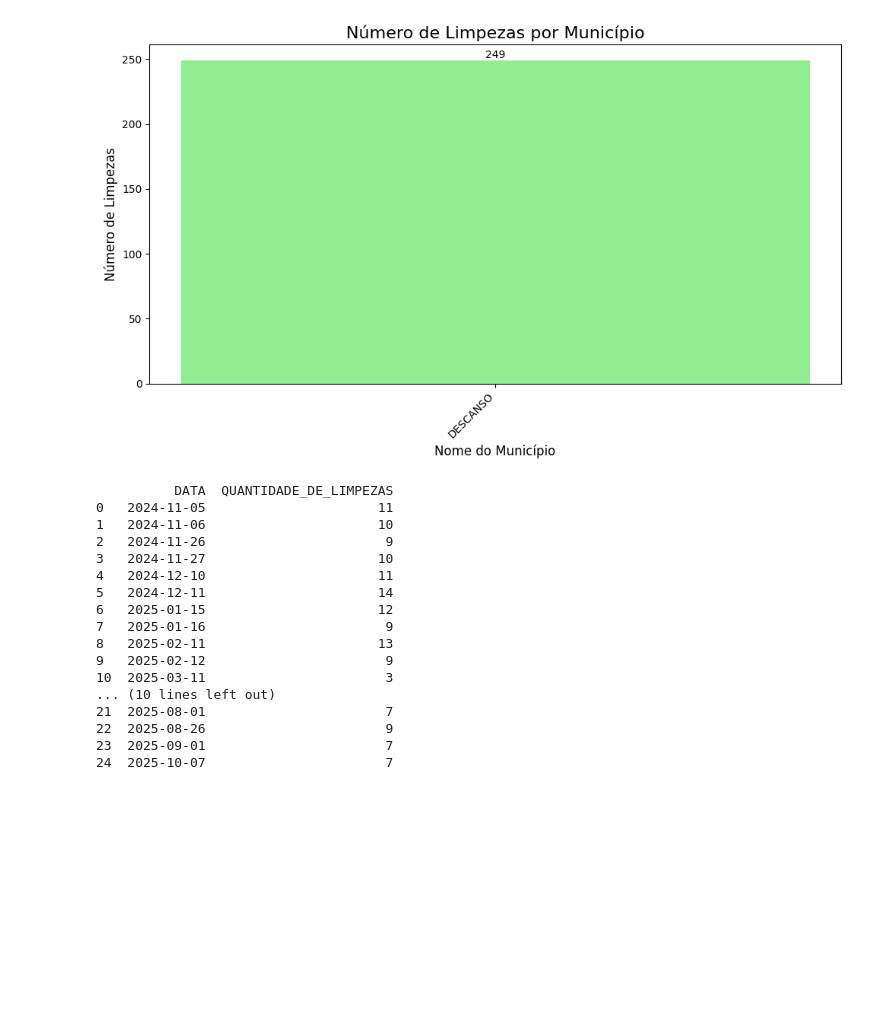
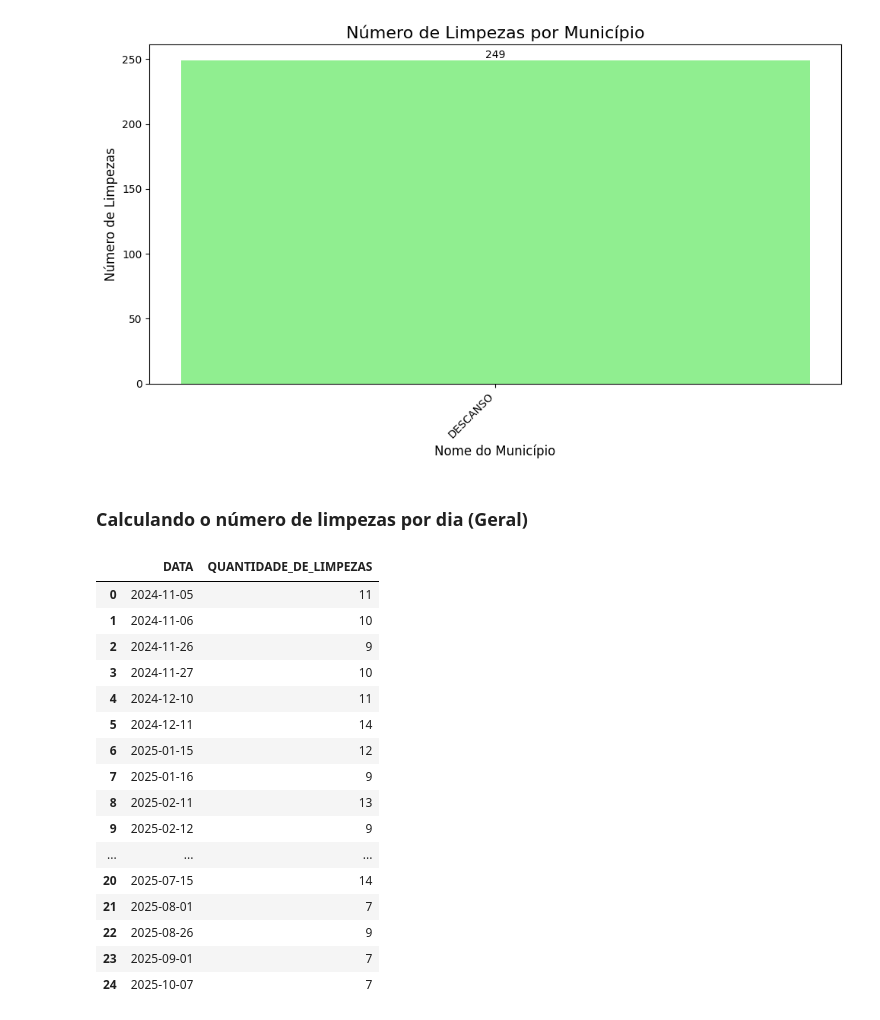
Before and after one commit to brenosyperrek/sobre-rodas, a Jupyter notebook: notebooks/sr_limpezas.ipynb, the cells around one changed output. Drawn from its saved outputs; the diff is of its cells as text; code cells hidden in the pictures; blank space fills up the shorter version.

```diff
--- a/notebooks/sr_limpezas.ipynb
+++ b/notebooks/sr_limpezas.ipynb
@@ -99,30 +122,32 @@ plt.tight_layout()
 plt.savefig('limpezas_por_municipio.png')
 # %% [output]
 [figure]
+# %% [markdown]
+### Calculando o número de limpezas por dia (Geral)
 # %%
 df_limpezas['DATA_EXECUCAO'] = pd.to_datetime(df_limpezas['DATA_EXECUCAO'])
-contagem_por_dia = (
+df_limpezas_por_dia = (
     df_limpezas.groupby(df_limpezas['DATA_EXECUCAO'].dt.date)
     .size()
     .reset_index(name='QUANTIDADE_DE_LIMPEZAS')
 )
-contagem_por_dia.columns = ['DATA', 'QUANTIDADE_DE_LIMPEZAS']
-print(contagem_por_dia)
+df_limpezas_por_dia.columns = ['DATA', 'QUANTIDADE_DE_LIMPEZAS']
+df_limpezas_por_dia
 # %% [output]
-          DATA  QUANTIDADE_DE_LIMPEZAS
-0   2024-11-05                      11
-1   2024-11-06                      10
-2   2024-11-26                       9
-3   2024-11-27                      10
-4   2024-12-10                      11
-5   2024-12-11                      14
-6   2025-01-15                      12
-7   2025-01-16                       9
-8   2025-02-11                      13
-9   2025-02-12                       9
-10  2025-03-11                       3
-... (10 lines left out)
-21  2025-08-01                       7
-22  2025-08-26                       9
-23  2025-09-01                       7
-24  2025-10-07                       7
+|  | DATA | QUANTIDADE_DE_LIMPEZAS |
+| 0 | 2024-11-05 | 11 |
+| 1 | 2024-11-06 | 10 |
+| 2 | 2024-11-26 | 9 |
+| 3 | 2024-11-27 | 10 |
+| 4 | 2024-12-10 | 11 |
+| 5 | 2024-12-11 | 14 |
+| 6 | 2025-01-15 | 12 |
+| 7 | 2025-01-16 | 9 |
+| 8 | 2025-02-11 | 13 |
+| 9 | 2025-02-12 | 9 |
+| ... | ... | ... |
+| 20 | 2025-07-15 | 14 |
+| 21 | 2025-08-01 | 7 |
+| 22 | 2025-08-26 | 9 |
+| 23 | 2025-09-01 | 7 |
+| 24 | 2025-10-07 | 7 |
```
Also changed, not shown: parts of 18 cells of this notebook, 10 other files.
